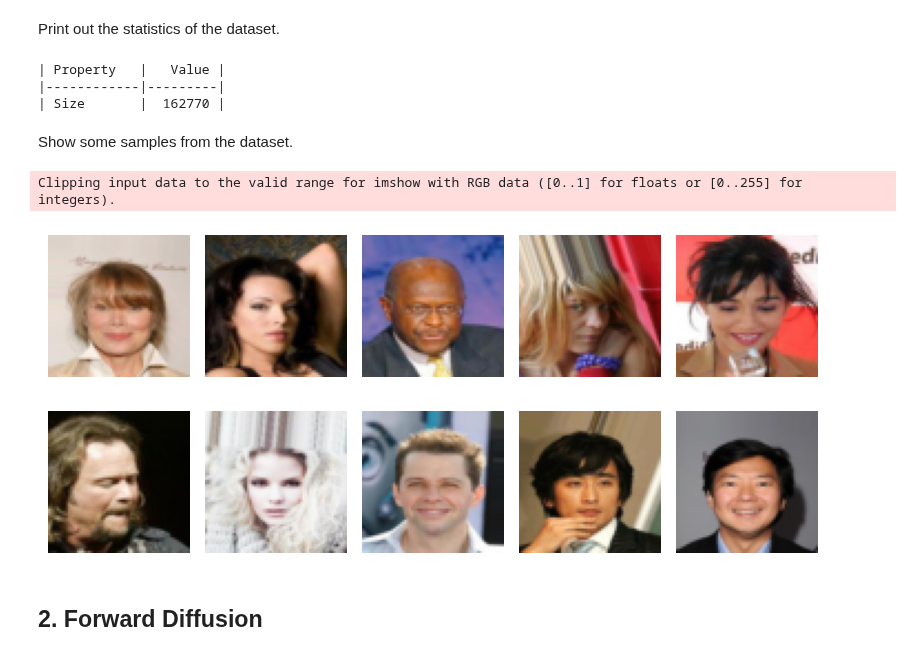
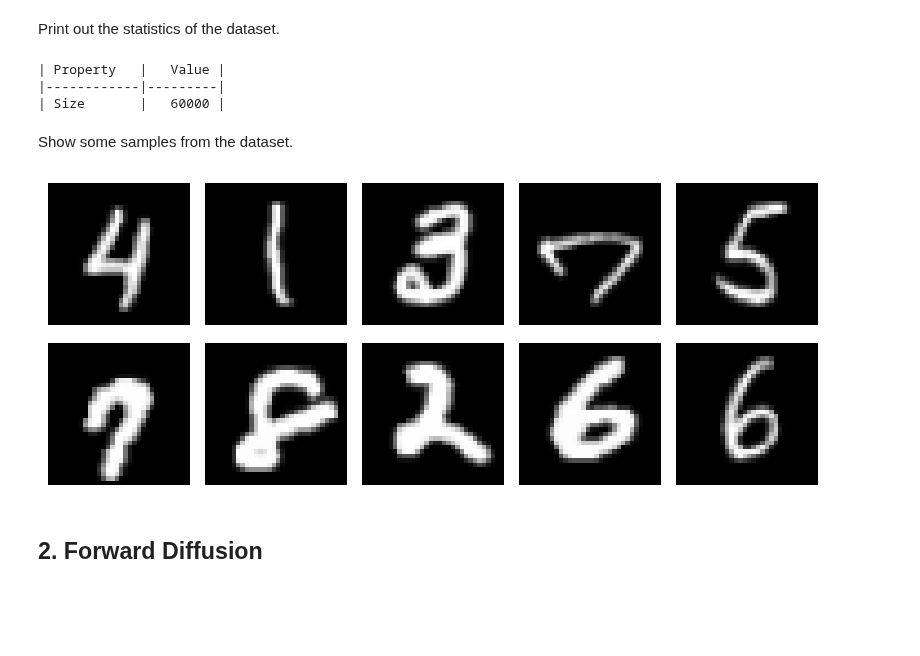
Before and after one commit to shuangxuetwelve/DDPM, a Jupyter notebook: main.ipynb, the cells around one changed output. Drawn from its saved outputs; the diff is of its cells as text; code cells hidden in the pictures; blank space fills up the shorter version.

Commit message:
Use MNIST dataset

```diff
--- a/main.ipynb
+++ b/main.ipynb
@@ -19,28 +22,28 @@ from tabulate import tabulate
 ## 0. Constants
 # %%
 # Hyper-parameters.
-BATCH_SIZE = 3
-LEARNING_RATE = 0.01
+BATCH_SIZE = 30
+LEARNING_RATE = 0.001
 GROUP_NORM_GROUPS = 32
 
 # Diffusion model parameters.
 TIMESTAMPS = 1000
 
 # Dataset parameters.
-WIDTH = 64
-HEIGHT = 64
-WIDTH_ORI = 218
-HEIGHT_ORI = 178
+WIDTH = 32
+HEIGHT = 32
+WIDTH_ORI = 28
+HEIGHT_ORI = 28
+CHANNELS = 1
 # %% [markdown]
 ## 1. Dataset
 # %% [markdown]
 Let's use CelebA as our dataset.
 # %%
-# Each item in dataset is a tuple of (torch.Tensor, torch.Tensor).
-# The first tensor is of shape (3, HEIGHT, WIDTH) and dtype torch.float32, which is the image.
-# The second tensor is of shape (40,) and dtype torch.int64, which is the attributes consist of 0 and 1.
-dataset = torchvision.datasets.CelebA(
+# Each item in dataset is a tuple of (torch.Tensor, int).
+# The first tensor is of shape (CHANNELS, HEIGHT, WIDTH) and dtype torch.float32, which is the image.
+dataset = utils.MNIST(
     './data',
-    download=True,
-    transform=torchvision.transforms.Compose([torchvision.transforms.ToTensor(), torchvision.transforms.Resize((HEIGHT, WIDTH), antialias=True)]),
+    train=True,
+    transform=torchvision.transforms.Compose([torchvision.transforms.ToTensor(), torchvision.transforms.Resize((HEIGHT, WIDTH))]),
 )
@@ -75,24 +72,23 @@ print(tabulate(rows, headers=headers, tablefmt='github'))
 # %% [output]
 | Property   |   Value |
 |------------|---------|
-| Size       |  162770 |
+| Size       |   60000 |
 # %% [markdown]
 Show some samples from the dataset.
 # %%
 # Sample 10 unique indices from the index range of the dataset.
 indices = random.sample(range(dataset_size), k=10)
 
 rows, cols = 2, 5
-fig, axs = plt.subplots(rows, cols, figsize=(8, 4))
+fig, axs = plt.subplots(rows, cols, figsize=(8, 3.5))
 for i in range(len(indices)):
     row = i // cols
     col = i % cols
-    axs[row][col].imshow(dataset[indices[i]][0].permute(1, 2, 0))
+    axs[row][col].imshow(dataset[indices[i]][0].permute(1, 2, 0), cmap=plt.cm.gray)
     axs[row][col].axis('off')
 plt.tight_layout()
 # %% [output]
-Clipping input data to the valid range for imshow with RGB data ([0..1] for floats or [0..255] for integers).
-[figure, old version]
+[figure, new version]
 # %% [markdown]
 ## 2. Forward Diffusion
 # %%
```
Also changed, not shown: parts of 5 cells of this notebook, 1 other file.
